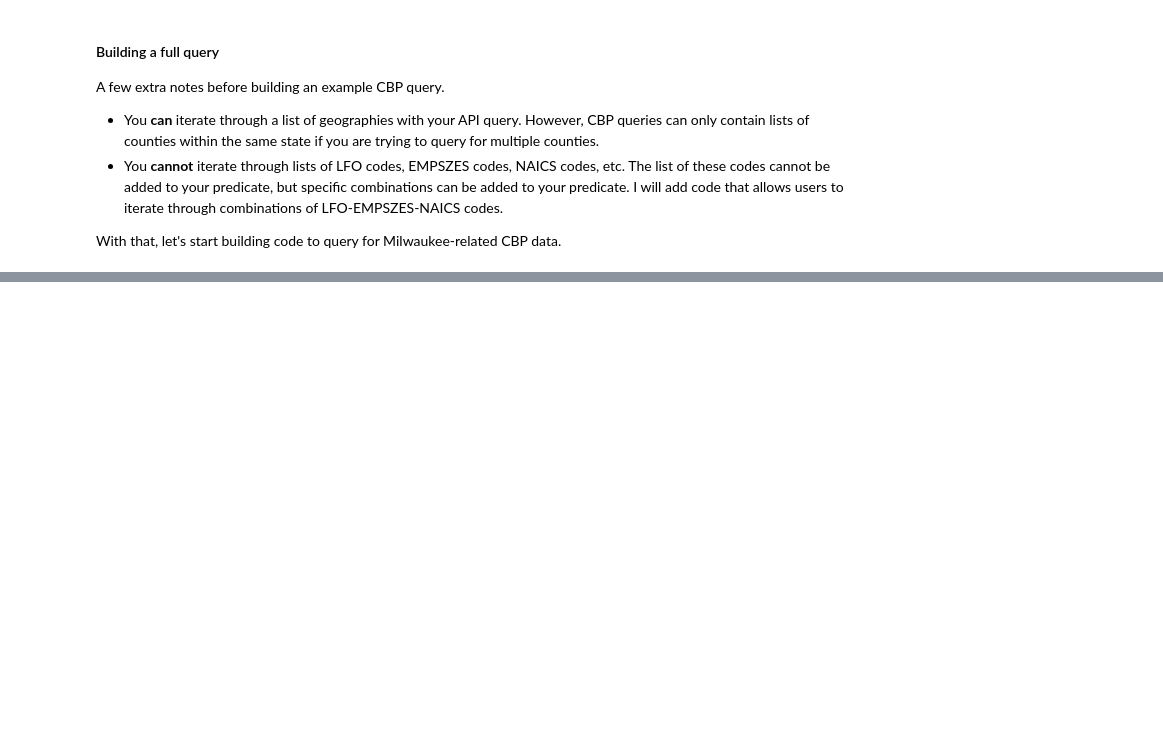
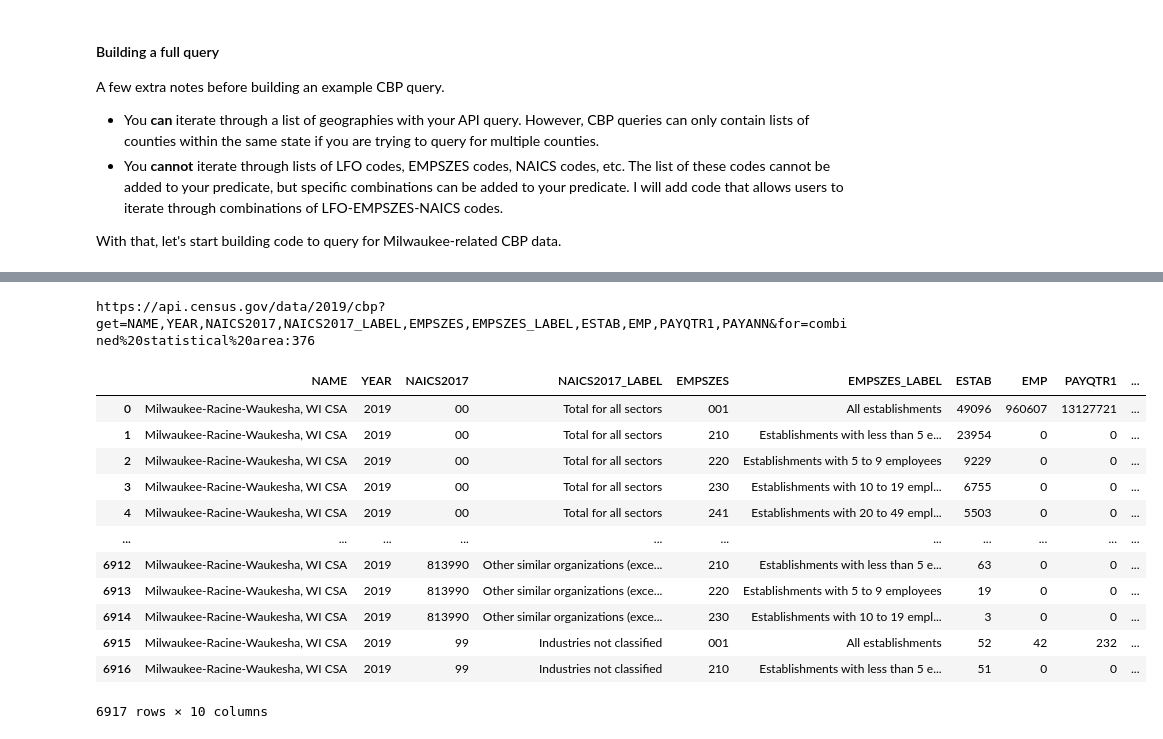
Before and after one commit to edebroux/census_api_builder, a Jupyter notebook: county_business_patterns_tutorial.ipynb, the cells around one changed output, grey strips where cells are left out. Saved outputs shown, nothing was run; the diff lists cells and outputs as text; code cells hidden in the pictures; blank space fills up the shorter version.

```diff
--- a/county_business_patterns_tutorial.ipynb
+++ b/county_business_patterns_tutorial.ipynb
@@ -391,0 +633,17 @@ JSONDecodeError: Expecting value: line 1 column 1 (char 0)
+# %%
+milwaukee_cbp_api.mke_csa_cbp(year=2019, api_key=None)
+# %% [output]
+https://api.census.gov/data/2019/cbp?get=NAME,YEAR,NAICS2017,NAICS2017_LABEL,EMPSZES,EMPSZES_LABEL,ESTAB,EMP,PAYQTR1,PAYANN&for=combined%20statistical%20area:376
+|  | NAME | YEAR | NAICS2017 | NAICS2017_LABEL | EMPSZES | EMPSZES_LABEL | ESTAB | EMP | PAYQTR1 | ... |
+| 0 | Milwaukee-Racine-Waukesha, WI CSA | 2019 | 00 | Total for all sectors | 001 | All establishments | 49096 | 960607 | 13127721 | ... |
+| 1 | Milwaukee-Racine-Waukesha, WI CSA | 2019 | 00 | Total for all sectors | 210 | Establishments with less than 5 e... | 23954 | 0 | 0 | ... |
+| 2 | Milwaukee-Racine-Waukesha, WI CSA | 2019 | 00 | Total for all sectors | 220 | Establishments with 5 to 9 employees | 9229 | 0 | 0 | ... |
+| 3 | Milwaukee-Racine-Waukesha, WI CSA | 2019 | 00 | Total for all sectors | 230 | Establishments with 10 to 19 empl... | 6755 | 0 | 0 | ... |
+| 4 | Milwaukee-Racine-Waukesha, WI CSA | 2019 | 00 | Total for all sectors | 241 | Establishments with 20 to 49 empl... | 5503 | 0 | 0 | ... |
+| ... | ... | ... | ... | ... | ... | ... | ... | ... | ... | ... |
+| 6912 | Milwaukee-Racine-Waukesha, WI CSA | 2019 | 813990 | Other similar organizations (exce... | 210 | Establishments with less than 5 e... | 63 | 0 | 0 | ... |
+| 6913 | Milwaukee-Racine-Waukesha, WI CSA | 2019 | 813990 | Other similar organizations (exce... | 220 | Establishments with 5 to 9 employees | 19 | 0 | 0 | ... |
+| 6914 | Milwaukee-Racine-Waukesha, WI CSA | 2019 | 813990 | Other similar organizations (exce... | 230 | Establishments with 10 to 19 empl... | 3 | 0 | 0 | ... |
+| 6915 | Milwaukee-Racine-Waukesha, WI CSA | 2019 | 99 | Industries not classified | 001 | All establishments | 52 | 42 | 232 | ... |
+| 6916 | Milwaukee-Racine-Waukesha, WI CSA | 2019 | 99 | Industries not classified | 210 | Establishments with less than 5 e... | 51 | 0 | 0 | ... |
+6917 rows × 10 columns
```
Also changed, not shown: parts of 4 cells of this notebook.
